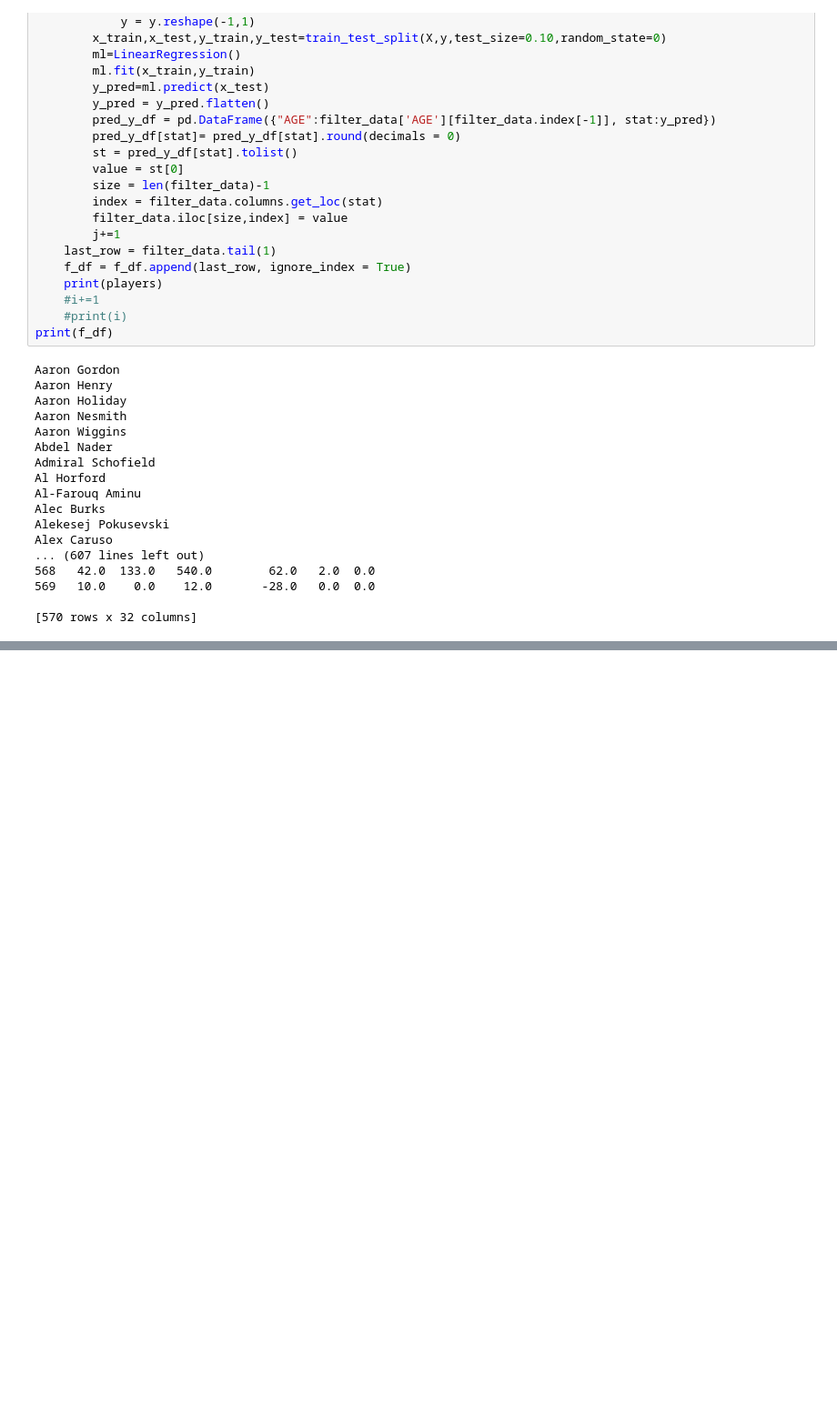
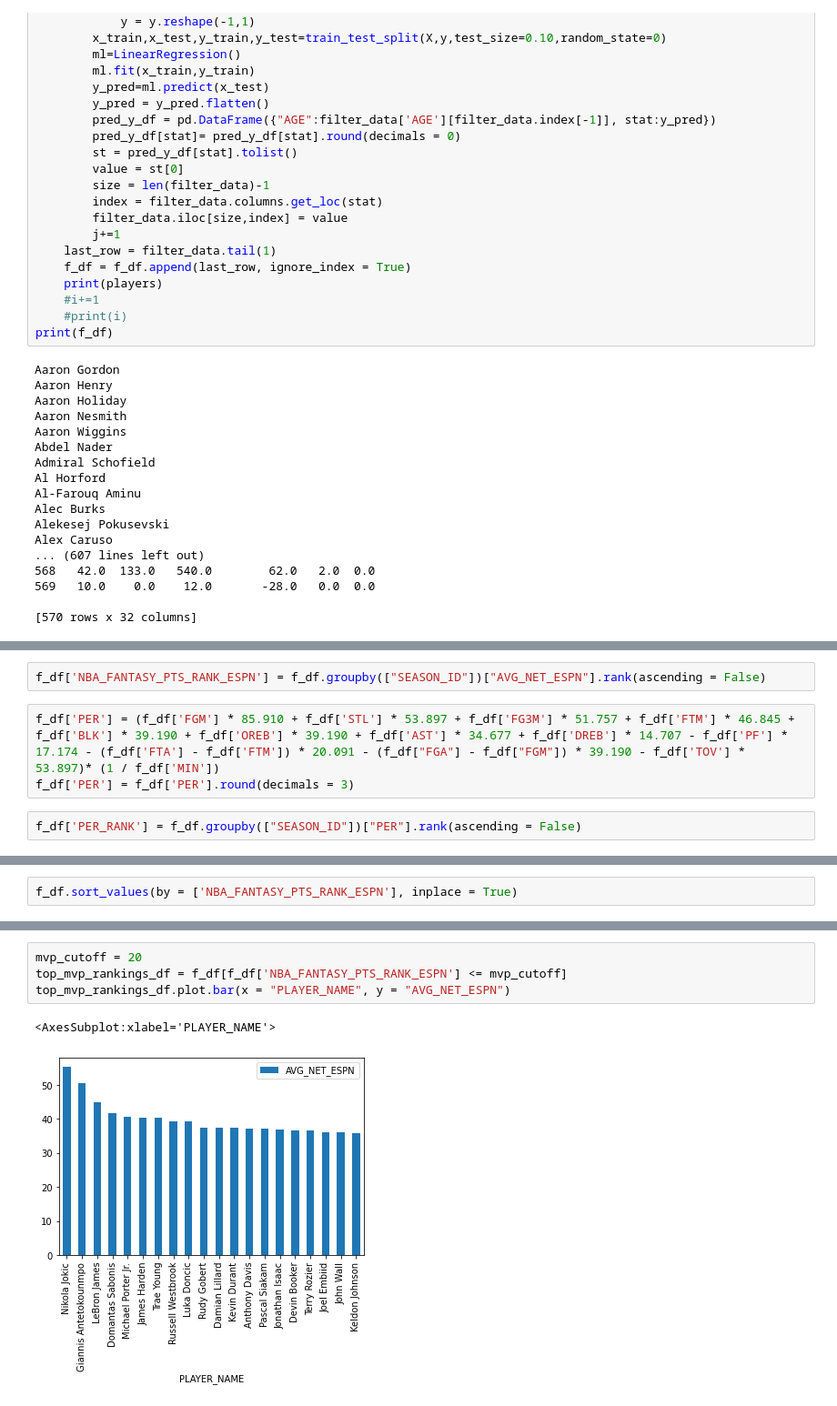
Before and after one commit to jeevanp03/nba_project, a Jupyter notebook: nba_manipulation/ML_Linear_Regression.ipynb, the cells around one changed output, grey strips where cells are left out. Shown: that part at 91% size. Drawn from its saved outputs; the diff is of its cells as text; blank space fills up the shorter version.

```diff
--- a/nba_manipulation/ML_Linear_Regression.ipynb
+++ b/nba_manipulation/ML_Linear_Regression.ipynb
@@ -300,0 +445,7 @@ Alex Caruso
+# %%
+f_df['NBA_FANTASY_PTS_RANK_ESPN'] = f_df.groupby(["SEASON_ID"])["AVG_NET_ESPN"].rank(ascending = False)
+# %%
+f_df['PER'] = (f_df['FGM'] * 85.910 + f_df['STL'] * 53.897 + f_df['FG3M'] * 51.757 + f_df['FTM'] * 46.845 + f_df['BLK'] * 39.190 + f_df['OREB'] * 39.190 + f_df['AST'] * 34.677 + f_df['DREB'] * 14.707 - f_df['PF'] * 17.174 - (f_df['FTA'] - f_df['FTM']) * 20.091 - (f_df["FGA"] - f_df["FGM"]) * 39.190 - f_df['TOV'] * 53.897)* (1 / f_df['MIN'])
+f_df['PER'] = f_df['PER'].round(decimals = 3)
+# %%
+f_df['PER_RANK'] = f_df.groupby(["SEASON_ID"])["PER"].rank(ascending = False)
@@ -300,0 +472,2 @@ Alex Caruso
+# %%
+f_df.sort_values(by = ['NBA_FANTASY_PTS_RANK_ESPN'], inplace = True)
@@ -300,0 +512,7 @@ Alex Caruso
+# %%
+mvp_cutoff = 20
+top_mvp_rankings_df = f_df[f_df['NBA_FANTASY_PTS_RANK_ESPN'] <= mvp_cutoff]
+top_mvp_rankings_df.plot.bar(x = "PLAYER_NAME", y = "AVG_NET_ESPN")
+# %% [output]
+<AxesSubplot:xlabel='PLAYER_NAME'>
+[figure, added]
```
Also changed, not shown: parts of 25 cells of this notebook, 4 other files.
